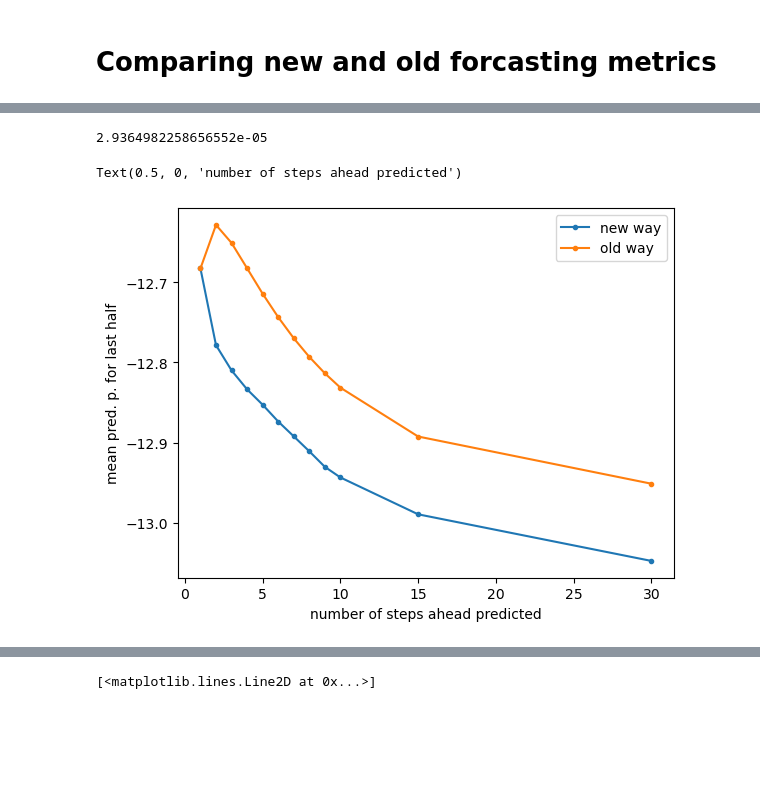
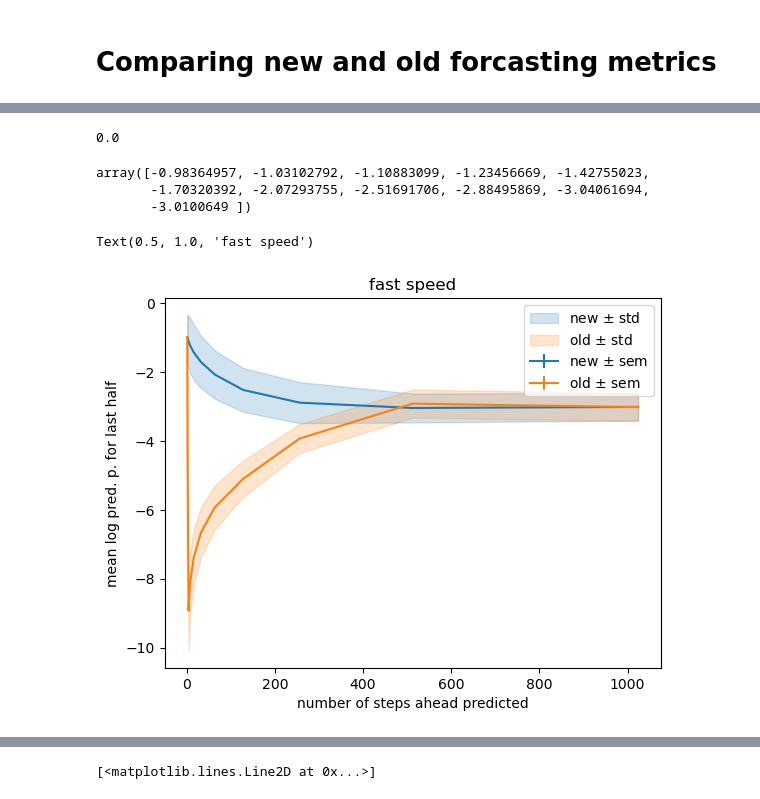
Before and after one commit to draeloslab/Bubblewrap, a Jupyter notebook: generated/bubblewrap_runs/Run Inspector.ipynb, the cells around one changed output, grey strips where cells are left out. Cells and saved outputs as stored; diff of their text form; code cells hidden in the pictures; blank space fills up the shorter version.

```diff
--- a/generated/bubblewrap_runs/Run Inspector.ipynb
+++ b/generated/bubblewrap_runs/Run Inspector.ipynb
@@ -23,4 +23,4 @@ files[-2:]
 # %%
-file = 'bubblewrap_run_2023-04-25-12-47-56.pickle'
+file = 'bubblewrap_run_2023-04-26-11-22-38.pickle'
 file
 # %% [output]
@@ -160,7 +168,8 @@ for i, step in enumerate(old_way_br.bw_parameters["lookahead_steps"]):
 # %%
+assert new_way_br.bw_parameters.items() == old_way_br.bw_parameters.items()
 assert np.all(new_way_br.entropy_list == old_way_br.entropy_list)
 assert np.all((new_way_br.pred_list == old_way_br.pred_list)[:,0])
 assert new_way_br.bw_parameters["lookahead_steps"] == old_way_br.bw_parameters["lookahead_steps"]
 print((new_way_br.pred_list == old_way_br.pred_list)[:,1:].mean())
 # %% [output]
-2.9364982258656552e-05
+0.0
@@ -167,9 +181,44 @@ print((new_way_br.pred_list == old_way_br.pred_list)[:,1:].mean())
+# %%
+new_way_means
+# %% [output]
+array([-0.98364957, -1.03102792, -1.10883099, -1.23456669, -1.42755023,
+       -1.70320392, -2.07293755, -2.51691706, -2.88495869, -3.04061694,
+       -3.0100649 ])
+# %%
+T = new_way_br.pred_list.shape[0]
+new_way_means = []
+old_way_means = []
+
+new_way_stds = []
+old_way_stds = []
+for i, step in enumerate(new_way_br.bw_parameters["lookahead_steps"]):
+    first_nonzero = np.nonzero(np.isnan(new_way_br.pred_list[:,i]))[0]
+    if len(first_nonzero):
+        local_T = first_nonzero[0]
+    else:
+        local_T = T
+    new_way_means.append(np.mean(new_way_br.pred_list[-local_T//2:local_T,i]))
+    new_way_stds.append(np.std(new_way_br.pred_list[-local_T//2:local_T,i], ddof=1))
+    # print(f"new way {step:>2} step(s) ahead mean: {new_way_means[-1]}")
+
+for i, step in enumerate(old_way_br.bw_parameters["lookahead_steps"]):
+    old_way_means.append(np.mean(old_way_br.pred_list[-T//2:,i]))
+    old_way_stds.append(np.std(old_way_br.pred_list[-T//2:,i], ddof=1))
+    # print(f"old way {step:>2} step(s) ahead mean: {old_way_means[-1]}")
+new_way_means = np.array(new_way_means)
+old_way_means = np.array(old_way_means)
+new_way_stds = np.array(new_way_stds)
+old_way_stds = np.array(old_way_stds)
 # %%
-plt.plot(new_way_br.bw_parameters["lookahead_steps"], new_way_means, '.-')
-plt.plot(new_way_br.bw_parameters["lookahead_steps"], old_way_means,'.-')
-plt.legend(["new way", "old way"])
-plt.ylabel("mean pred. p. for last half")
+%matplotlib inline
+plt.errorbar(new_way_br.bw_parameters["lookahead_steps"], new_way_means, new_way_stds/np.sqrt(T/2))
+plt.errorbar(new_way_br.bw_parameters["lookahead_steps"], old_way_means, old_way_stds/np.sqrt(T/2),)
+plt.fill_between(new_way_br.bw_parameters["lookahead_steps"], new_way_means - new_way_stds,new_way_means+ new_way_stds, color="C0", alpha=0.2)
+plt.fill_between(new_way_br.bw_parameters["lookahead_steps"], old_way_means - old_way_stds,old_way_means+ old_way_stds, color="C1", alpha=0.2)
+plt.legend(["new $\pm$ std", "old $\pm$ std","new $\pm$ sem", "old $\pm$ sem"])
+plt.ylabel("mean log pred. p. for last half")
 plt.xlabel("number of steps ahead predicted")
+plt.title(f"{dataset}")
 # %% [output]
-Text(0.5, 0, 'number of steps ahead predicted')
+Text(0.5, 1.0, 'fast speed')
-[figure, old version]
+[figure, new version]
```
Also changed, not shown: parts of 20 cells of this notebook, 4 other files.
